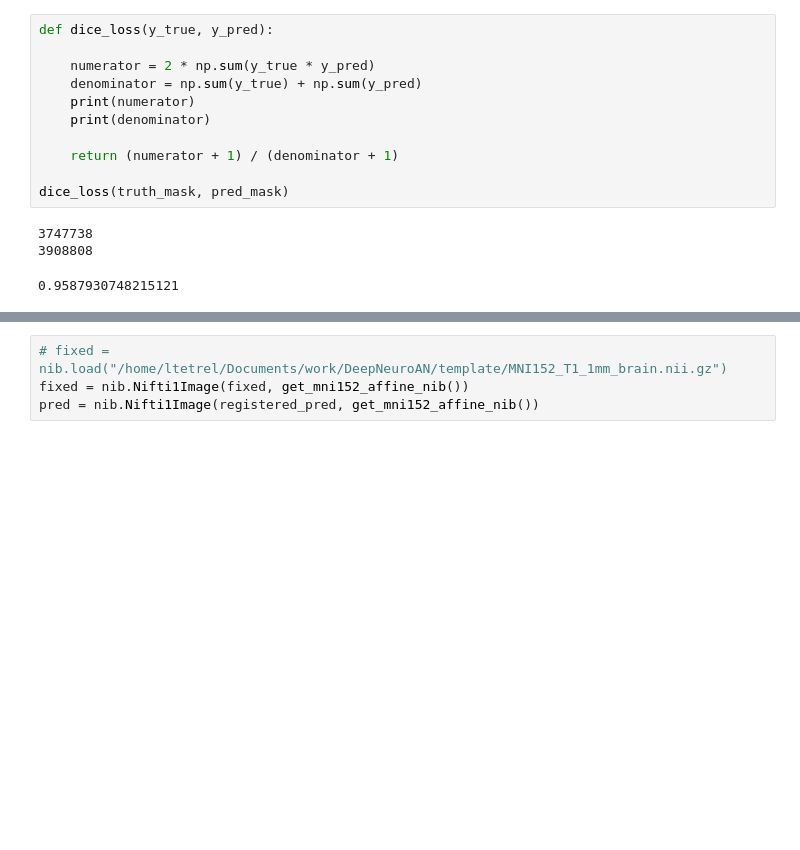
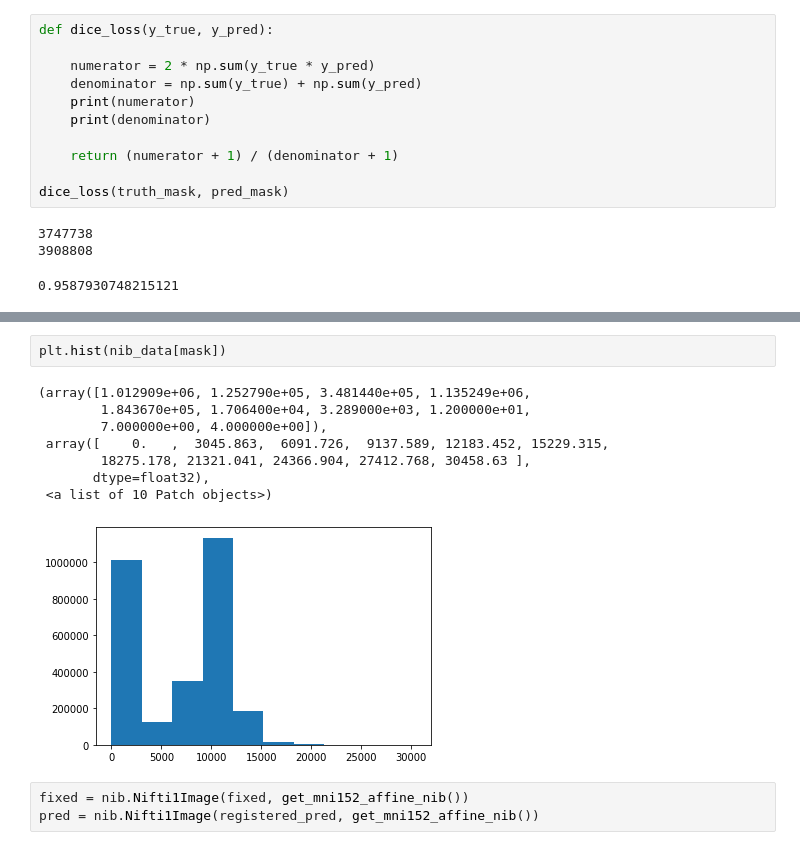
Before and after one commit to SIMEXP/DeepNeuroAN, a Jupyter notebook: notebooks/dice_callback.ipynb, the cells around one changed output, grey strips where cells are left out. Saved outputs shown, nothing was run; the diff lists cells and outputs as text; blank space fills up the shorter version.

```diff
--- a/notebooks/dice_callback.ipynb
+++ b/notebooks/dice_callback.ipynb
@@ -112,5 +138,15 @@ print(itk_img.GetOrigin())
+# %%
+plt.hist(nib_data[mask])
+# %% [output]
+(array([1.012909e+06, 1.252790e+05, 3.481440e+05, 1.135249e+06,
+        1.843670e+05, 1.706400e+04, 3.289000e+03, 1.200000e+01,
+        7.000000e+00, 4.000000e+00]),
+ array([    0.   ,  3045.863,  6091.726,  9137.589, 12183.452, 15229.315,
+        18275.178, 21321.041, 24366.904, 27412.768, 30458.63 ],
+       dtype=float32),
+ <a list of 10 Patch objects>)
+[figure, added]
 # %%
-# fixed = nib.load("/home/ltetrel/Documents/work/DeepNeuroAN/template/MNI152_T1_1mm_brain.nii.gz")
 fixed = nib.Nifti1Image(fixed, get_mni152_affine_nib())
 pred = nib.Nifti1Image(registered_pred, get_mni152_affine_nib())
 # %%
```
Also changed, not shown: parts of 6 cells of this notebook.
